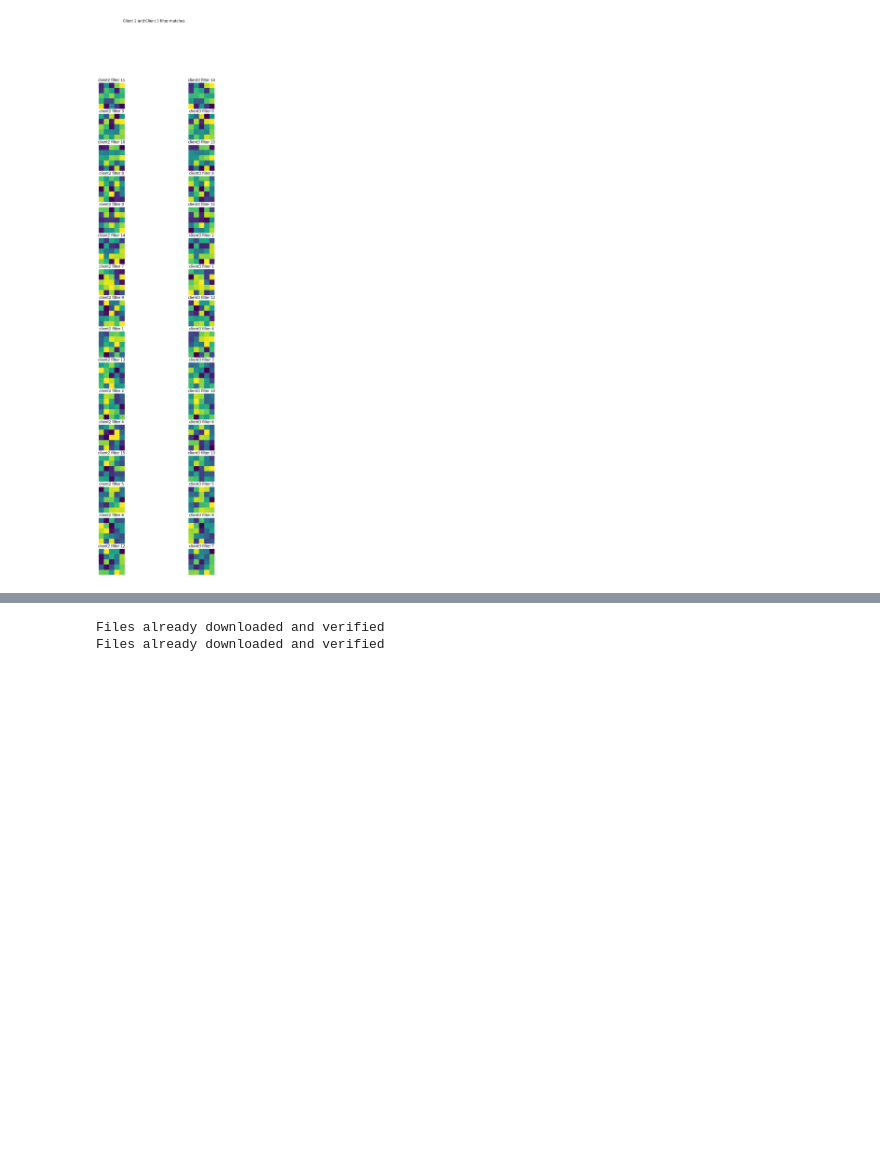
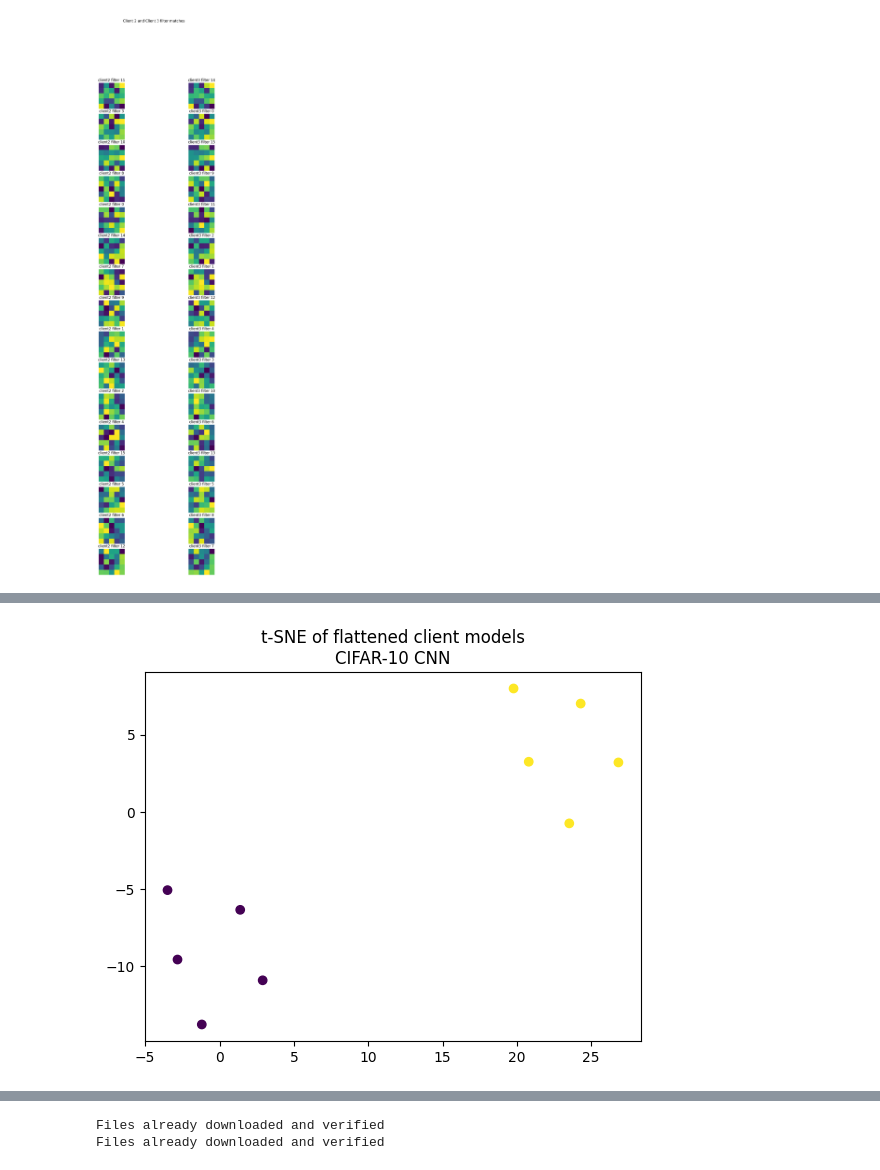
Before and after one commit to sidb70/clusterFL, a Jupyter notebook: experiments/layer_cluster.ipynb, the cells around one changed output, grey strips where cells are left out. Drawn from its saved outputs; the diff is of its cells as text; code cells hidden in the pictures; blank space fills up the shorter version.

```diff
--- a/experiments/layer_cluster.ipynb
+++ b/experiments/layer_cluster.ipynb
@@ -211,0 +217,13 @@ import random
+# %%
+from experiment_runner import FLNetwork
+
+yaml_path = "config.yaml"
+with open(yaml_path, "r") as f:
+    config = yaml.safe_load(f)
+print("Loaded config")
+print(config)
+config['task'] = 'cifar10'
+config['initial_epochs'] = 1
+
+fl_net = FLNetwork(config)
+client_models = fl_net.server.initial_cluster_rounds(return_models=True)
@@ -241,3 +331,26 @@ def kmeans_dist_mat(state_dicts):
+# %%
+# tsne
+from sklearn.manifold import TSNE
+
+tsne = TSNE(n_components=2, perplexity=5, n_iter=4000)
+client_ids = [client_model[0] for client_model in client_models]
+models = [client_model[1] for client_model in client_models]
+# flatten each  state dict
+for i in range(len(models)):
+    flattened = []
+    for layer, tensor in models[i].items():
+        flattened.append(tensor.flatten())
+    models[i] = torch.cat(flattened)
+
+models = torch.stack(models)
+tsne_models = tsne.fit_transform(models.cpu().detach().numpy())
+
+# plot. labels are client id % 2
+plt.scatter(tsne_models[:,0], tsne_models[:,1], c=[client_id%2 for client_id in client_ids])
+plt.title("t-SNE of flattened client models\nCIFAR-10 CNN")
+plt.show()
+# %% [output]
+[figure, added]
 # %%
 
 class FLNetwork:
```
Also changed, not shown: parts of 8 cells of this notebook, 4 other files.
